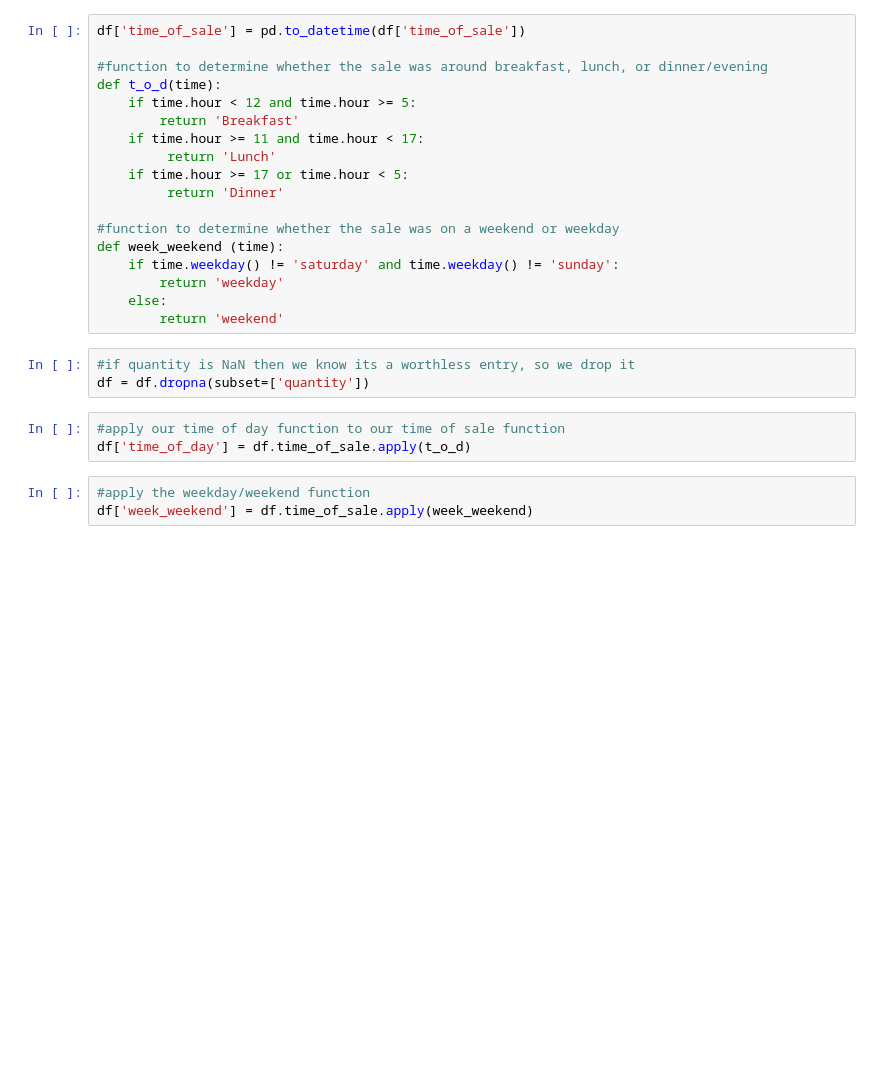
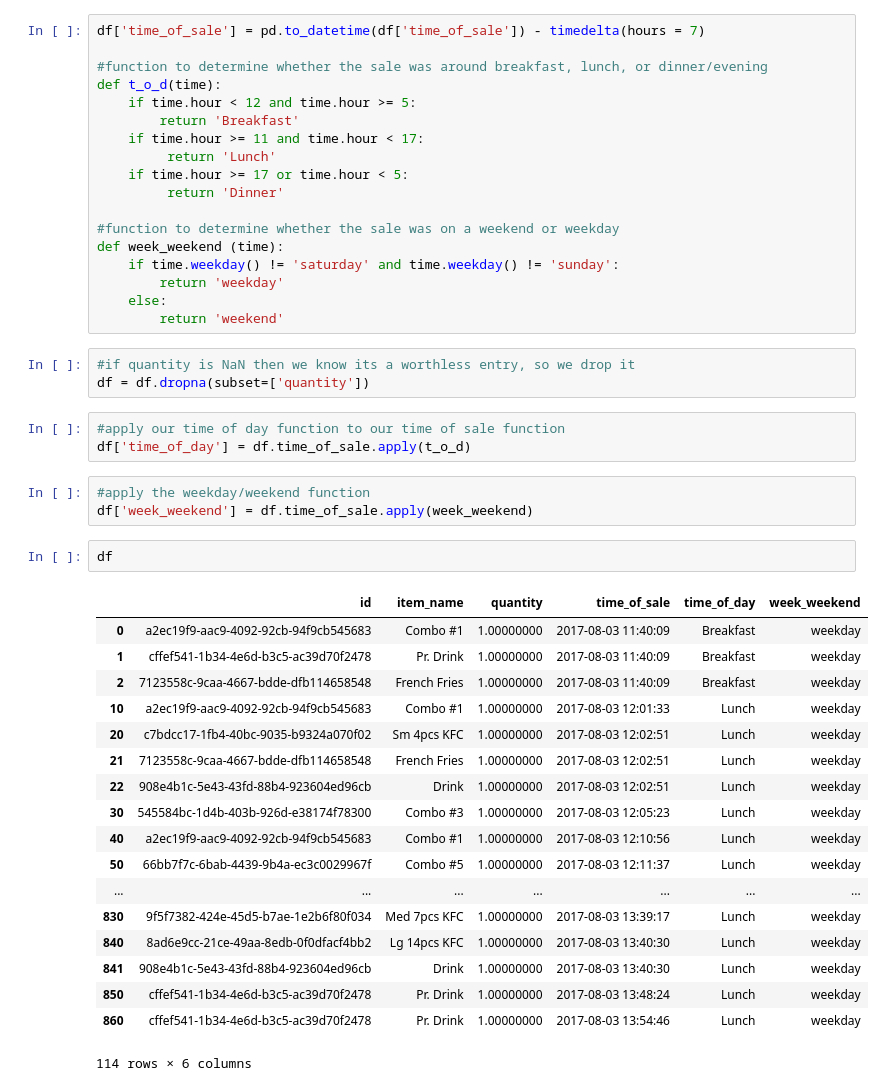
Before and after one commit to JackNDwyer/Things_I_have_done, a Jupyter notebook: Hot_cold_point_in_time/hot_cold_point_in_time.ipynb, the cells around one changed output. Cells and saved outputs as stored; diff of their text form; blank space fills up the shorter version.

```diff
--- a/Hot_cold_point_in_time/hot_cold_point_in_time.ipynb
+++ b/Hot_cold_point_in_time/hot_cold_point_in_time.ipynb
@@ -342,6 +283,6 @@ Slow Products:
 Name: name, dtype: object
 # %%
-df['time_of_sale'] = pd.to_datetime(df['time_of_sale'])
+df['time_of_sale'] = pd.to_datetime(df['time_of_sale']) - timedelta(hours = 7)
 
 #function to determine whether the sale was around breakfast, lunch, or dinner/evening
 def t_o_d(time):
@@ -367,3 +308,24 @@ df['time_of_day'] = df.time_of_sale.apply(t_o_d)
 # %%
 #apply the weekday/weekend function
 df['week_weekend'] = df.time_of_sale.apply(week_weekend)
+# %%
+df
+# %% [output]
+|  | id | item_name | quantity | time_of_sale | time_of_day | week_weekend |
+| 0 | a2ec19f9-aac9-4092-92cb-94f9cb545683 | Combo #1 | 1.00000000 | 2017-08-03 11:40:09 | Breakfast | weekday |
+| 1 | cffef541-1b34-4e6d-b3c5-ac39d70f2478 | Pr. Drink | 1.00000000 | 2017-08-03 11:40:09 | Breakfast | weekday |
+| 2 | 7123558c-9caa-4667-bdde-dfb114658548 | French Fries | 1.00000000 | 2017-08-03 11:40:09 | Breakfast | weekday |
+| 10 | a2ec19f9-aac9-4092-92cb-94f9cb545683 | Combo #1 | 1.00000000 | 2017-08-03 12:01:33 | Lunch | weekday |
+| 20 | c7bdcc17-1fb4-40bc-9035-b9324a070f02 | Sm 4pcs KFC | 1.00000000 | 2017-08-03 12:02:51 | Lunch | weekday |
+| 21 | 7123558c-9caa-4667-bdde-dfb114658548 | French Fries | 1.00000000 | 2017-08-03 12:02:51 | Lunch | weekday |
+| 22 | 908e4b1c-5e43-43fd-88b4-923604ed96cb | Drink | 1.00000000 | 2017-08-03 12:02:51 | Lunch | weekday |
+| 30 | 545584bc-1d4b-403b-926d-e38174f78300 | Combo #3 | 1.00000000 | 2017-08-03 12:05:23 | Lunch | weekday |
+| 40 | a2ec19f9-aac9-4092-92cb-94f9cb545683 | Combo #1 | 1.00000000 | 2017-08-03 12:10:56 | Lunch | weekday |
+| 50 | 66bb7f7c-6bab-4439-9b4a-ec3c0029967f | Combo #5 | 1.00000000 | 2017-08-03 12:11:37 | Lunch | weekday |
+| ... | ... | ... | ... | ... | ... | ... |
+| 830 | 9f5f7382-424e-45d5-b7ae-1e2b6f80f034 | Med 7pcs KFC | 1.00000000 | 2017-08-03 13:39:17 | Lunch | weekday |
+| 840 | 8ad6e9cc-21ce-49aa-8edb-0f0dfacf4bb2 | Lg 14pcs KFC | 1.00000000 | 2017-08-03 13:40:30 | Lunch | weekday |
+| 841 | 908e4b1c-5e43-43fd-88b4-923604ed96cb | Drink | 1.00000000 | 2017-08-03 13:40:30 | Lunch | weekday |
+| 850 | cffef541-1b34-4e6d-b3c5-ac39d70f2478 | Pr. Drink | 1.00000000 | 2017-08-03 13:48:24 | Lunch | weekday |
+| 860 | cffef541-1b34-4e6d-b3c5-ac39d70f2478 | Pr. Drink | 1.00000000 | 2017-08-03 13:54:46 | Lunch | weekday |
+114 rows × 6 columns
```
Also changed, not shown: parts of 7 cells of this notebook, 1 other file.
